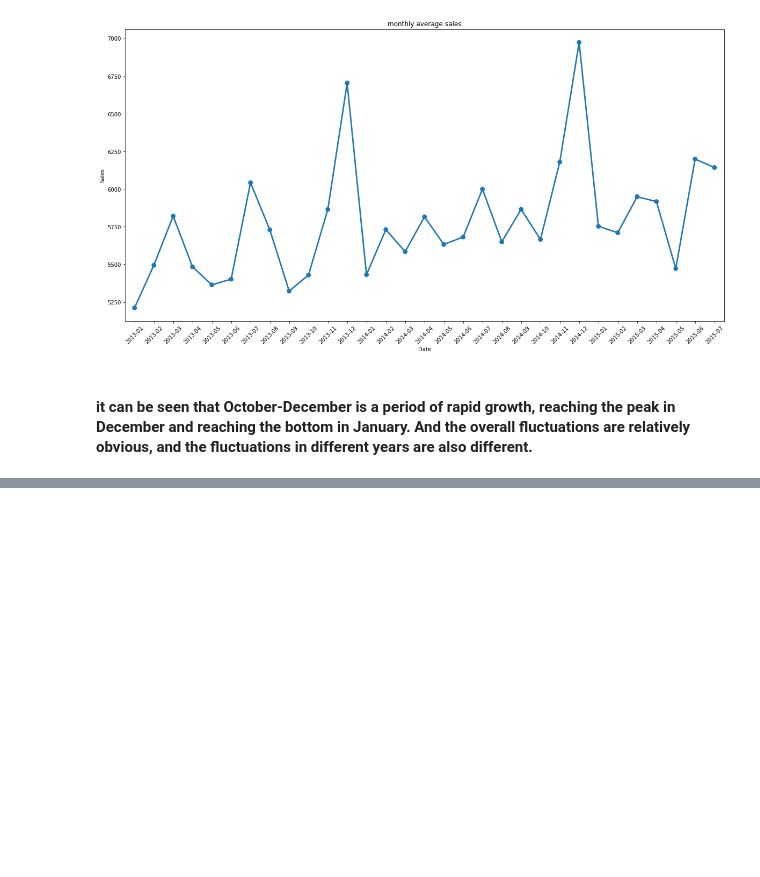
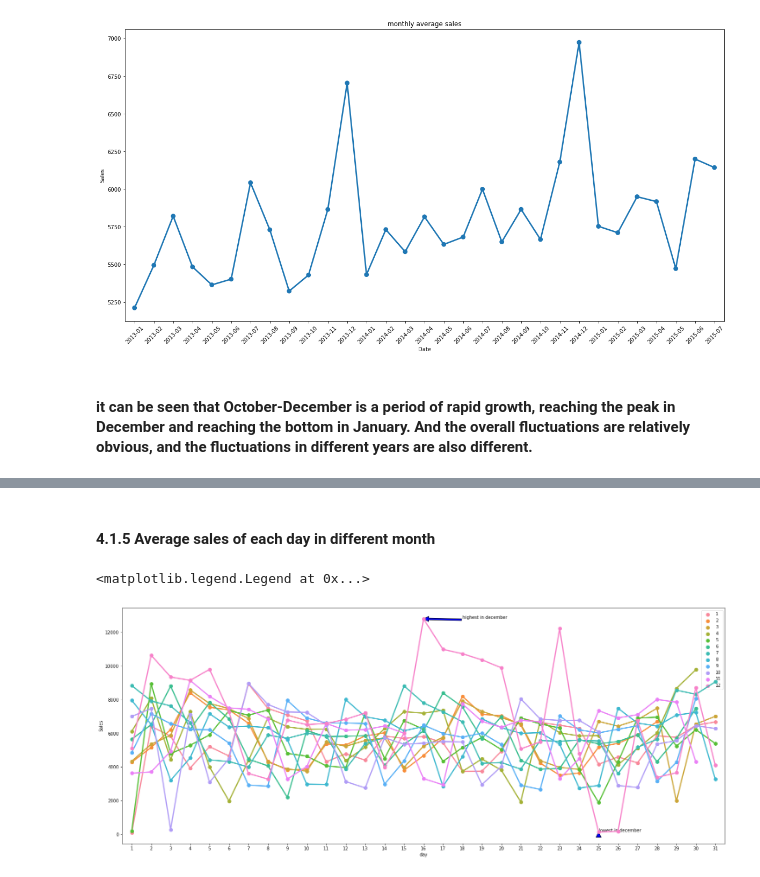
Before and after one commit to DuanLee2520/Rossmann-Store-Sales, a Jupyter notebook: RSS.ipynb, the cells around one changed output, grey strips where cells are left out. Saved outputs shown, nothing was run; the diff lists cells and outputs as text; code cells hidden in the pictures; blank space fills up the shorter version.

```diff
--- a/RSS.ipynb
+++ b/RSS.ipynb
@@ -354,0 +380,17 @@ Text(0.5, 1.0, 'monthly average sales')
+# %% [markdown]
+#### 4.1.5 Average sales of each day in different month
+# %%
+df6=data_train_new.Sales.groupby([data_train_new.month,data_train_new.day]).mean().reset_index()
+df6.head()
+fig=plt.figure(figsize=(25,10))
+ax=fig.add_subplot(1,1,1)
+sns.pointplot(x='day',y='Sales',hue='month',data=df6,ax=ax)
+
+dec_max=df6[df6.month==12].Sales.max()
+dec_min=df6[df6.month==12].Sales.min()
+plt.annotate('highest in december',xy=(15,dec_max),xytext=(17,dec_max),arrowprops={'facecolor':'b'})
+plt.annotate('lowest in december',xy=(24,dec_min),xytext=(24,dec_min),arrowprops={'facecolor':'b'})
+plt.legend(loc='upper right')
+# %% [output]
+<matplotlib.legend.Legend at 0x...>
+[figure, added]
```
Also changed, not shown: parts of 9 cells of this notebook.
